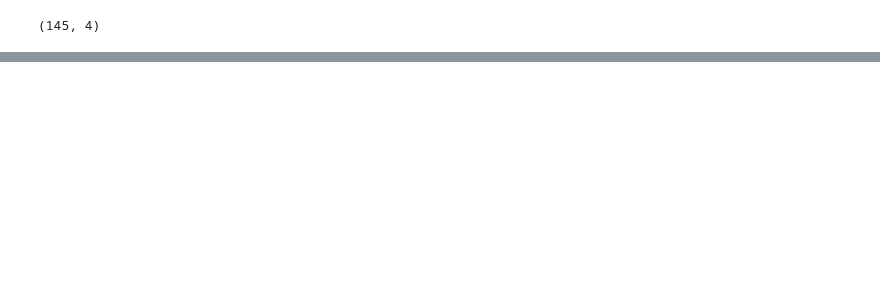
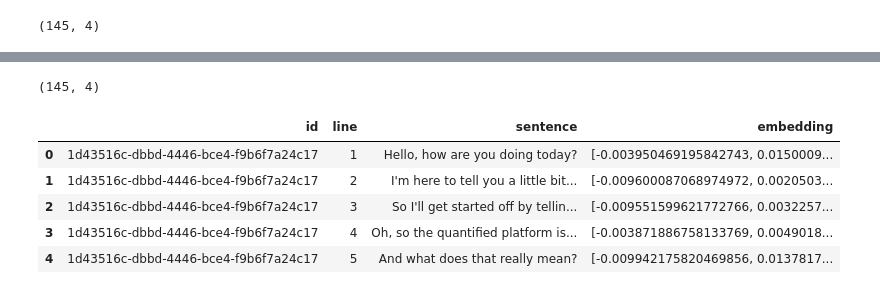
Before and after one commit to sergiomar73/nlp-google-colab, a Jupyter notebook: nlp_poc_01_embeddings.ipynb, the cells around one changed output, grey strips where cells are left out. Saved outputs shown, nothing was run; the diff lists cells and outputs as text; code cells hidden in the pictures; blank space fills up the shorter version.

```diff
--- a/nlp_poc_01_embeddings.ipynb
+++ b/nlp_poc_01_embeddings.ipynb
@@ -360,0 +366,25 @@ df_sentences.shape
+# %%
+import pickle5 as pickle
+
+df_phrases_path = './df_phrases.pkl'
+df_phrases.to_pickle(df_phrases_path)
+df_phrases_2 = pd.read_pickle(df_phrases_path)
+df_phrases_2.head()
+df_phrases_2.shape
+
+df_sentences_path = 'df_sentences.pkl'
+df_sentences.to_pickle(df_sentences_path)
+df_sentences_2 = pd.read_pickle(df_sentences_path)
+df_sentences_2.head()
+df_sentences_2.shape
+# %% [output]
+(145, 4)
+# %%
+df_sentences_2.head()
+# %% [output]
+|  | id | line | sentence | embedding |
+| 0 | 1d43516c-dbbd-4446-bce4-f9b6f7a24c17 | 1 | Hello, how are you doing today? | [-0.003950469195842743, 0.0150009... |
+| 1 | 1d43516c-dbbd-4446-bce4-f9b6f7a24c17 | 2 | I'm here to tell you a little bit... | [-0.009600087068974972, 0.0020503... |
+| 2 | 1d43516c-dbbd-4446-bce4-f9b6f7a24c17 | 3 | So I'll get started off by tellin... | [-0.009551599621772766, 0.0032257... |
+| 3 | 1d43516c-dbbd-4446-bce4-f9b6f7a24c17 | 4 | Oh, so the quantified platform is... | [-0.003871886758133769, 0.0049018... |
+| 4 | 1d43516c-dbbd-4446-bce4-f9b6f7a24c17 | 5 | And what does that really mean? | [-0.009942175820469856, 0.0137817... |
```
Also changed, not shown: parts of 3 cells of this notebook.
